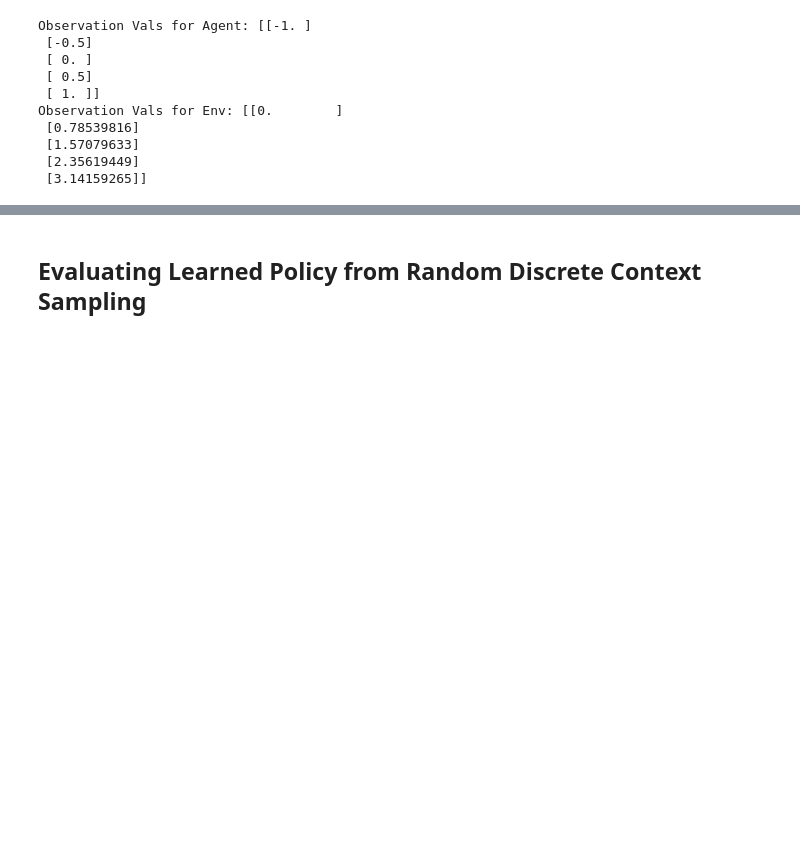
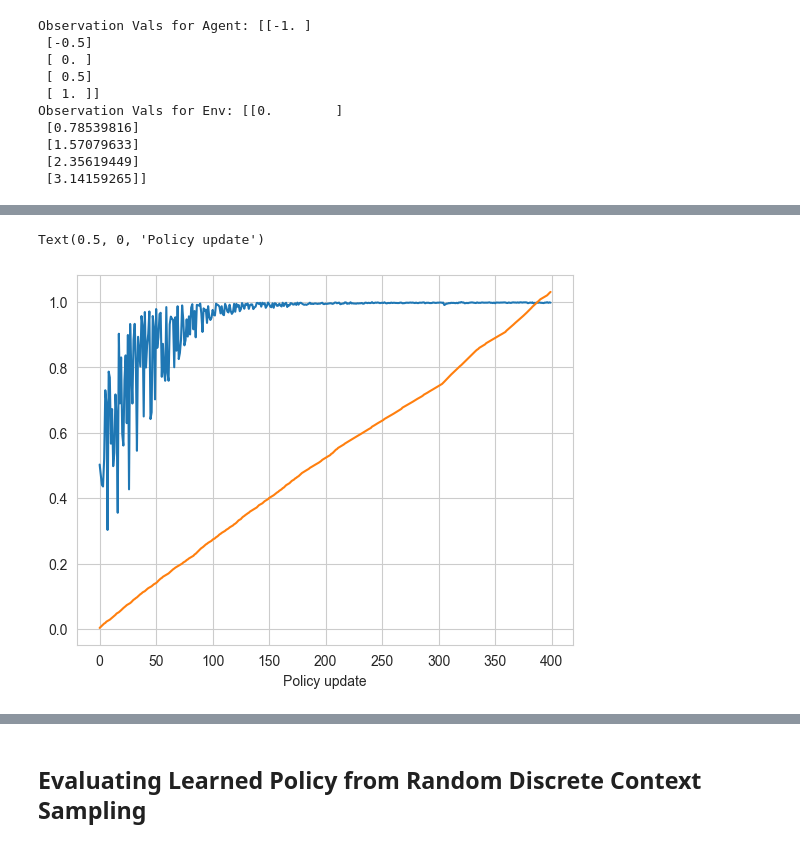
Before and after one commit to arthurostrauss/Quantum_Optimal_Control, a Jupyter notebook: gate_level/spillover_noise_use_case/generic_spillover/third_reference_notebook.ipynb, the cells around one changed output, grey strips where cells are left out. Cells and saved outputs as stored; diff of their text form; code cells hidden in the pictures; blank space fills up the shorter version.

Commit message:
Added a useful plot

```diff
--- a/gate_level/spillover_noise_use_case/generic_spillover/third_reference_notebook.ipynb
+++ b/gate_level/spillover_noise_use_case/generic_spillover/third_reference_notebook.ipynb
@@ -932,0 +932,9 @@ model saved to runs/PPO_CleanRL__Test PPO CleanRL__1__1748421747/Test PPO CleanR
+# %%
+plt.plot(np.mean(rescaled_q_env.unwrapped.reward_history, axis=-1), label="Reward")
+plt.plot(np.cumsum(rescaled_q_env.unwrapped.total_shots)/1e8, label='Total number of shots (x 1e8)')
+plt.xlabel("Policy update")
+plt.ylabel("Reward")
+plt.ylabel("Shot budget (x 100 Million)")
+# %% [output]
+Text(0.5, 0, 'Policy update')
+[figure, added]
```
Also changed, not shown: parts of 9 cells of this notebook.
